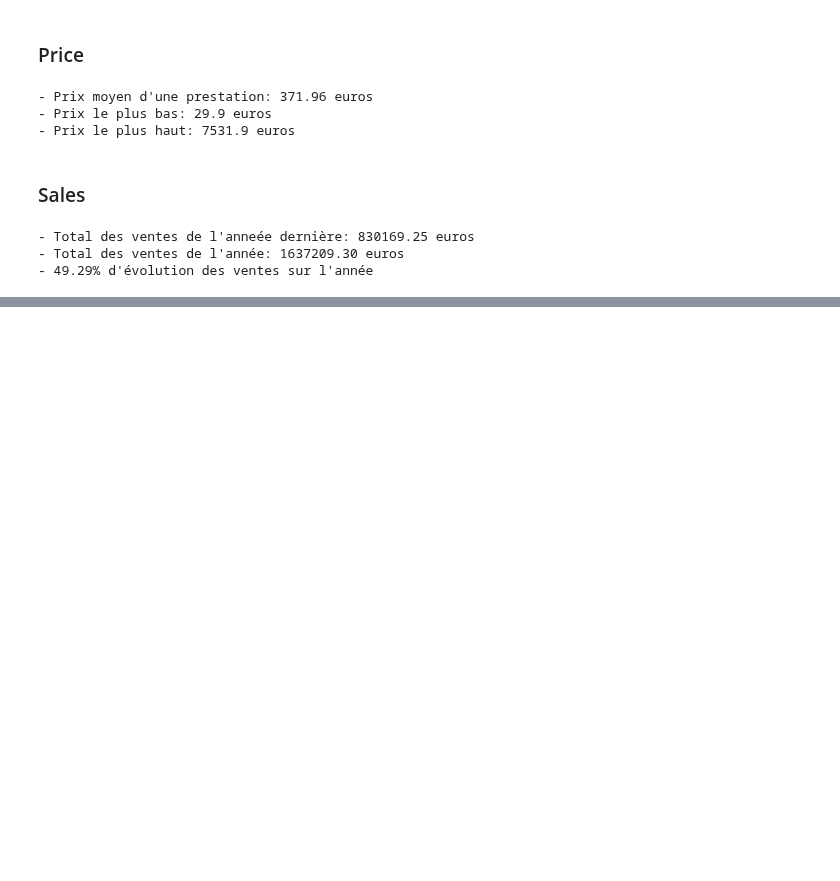
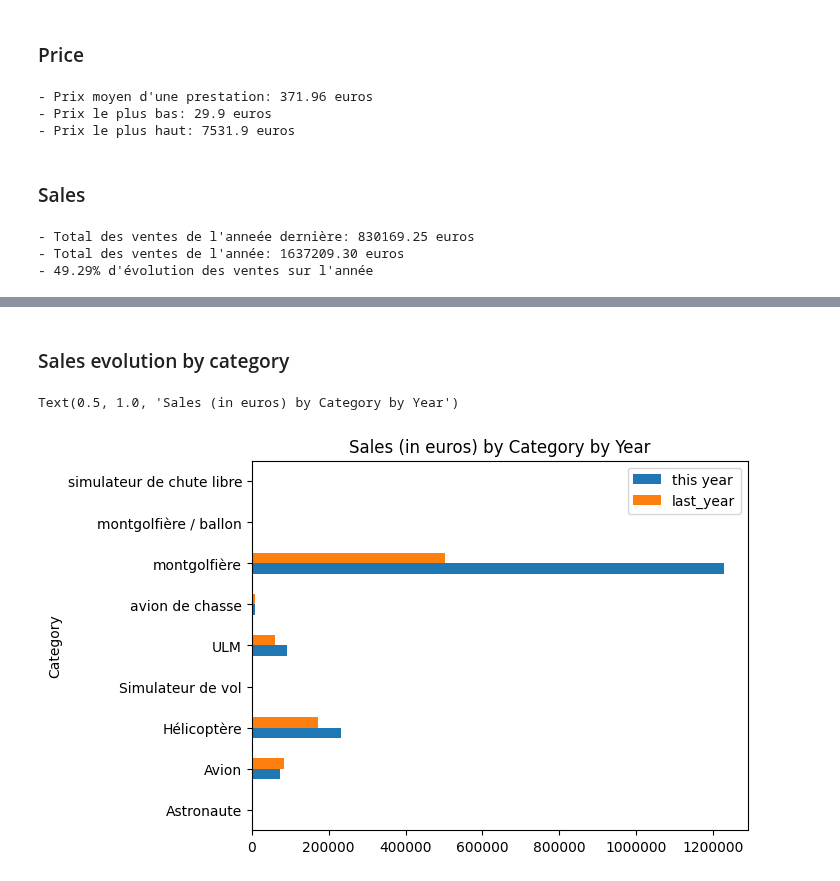
Before and after one commit to Alhuin/SmartBoxAnalysis, a Jupyter notebook: SmartBoxAnalysis.ipynb, the cells around one changed output, grey strips where cells are left out. Cells and saved outputs as stored; diff of their text form; code cells hidden in the pictures; blank space fills up the shorter version.

```diff
--- a/SmartBoxAnalysis.ipynb
+++ b/SmartBoxAnalysis.ipynb
@@ -173,0 +171,12 @@ Text(0.5, 1.0, 'Sales (in euros) by Category by Year')
+# %% [markdown]
+### Sales evolution by category
+# %%
+from matplotlib.ticker import FormatStrFormatter
+
+df = pd.DataFrame({"this year": sales_by_category, "last_year":sales_by_category_last_year}, index=categories)
+ax = df.plot.barh()
+ax.xaxis.set_major_formatter(FormatStrFormatter('%1d'))
+ax.set_title("Sales (in euros) by Category by Year")
+# %% [output]
+Text(0.5, 1.0, 'Sales (in euros) by Category by Year')
+[figure, added]
```
Also changed, not shown: parts of 18 cells of this notebook.
